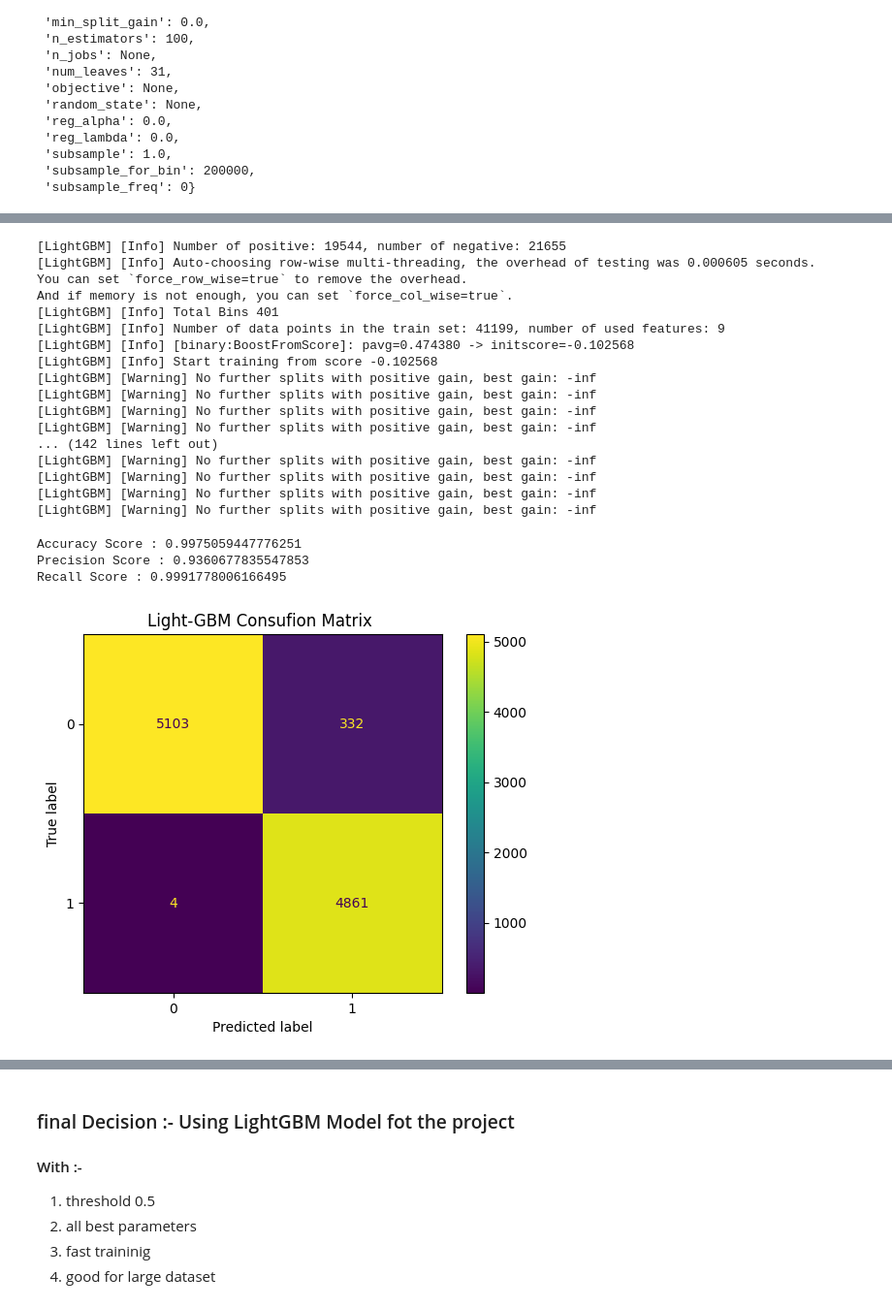
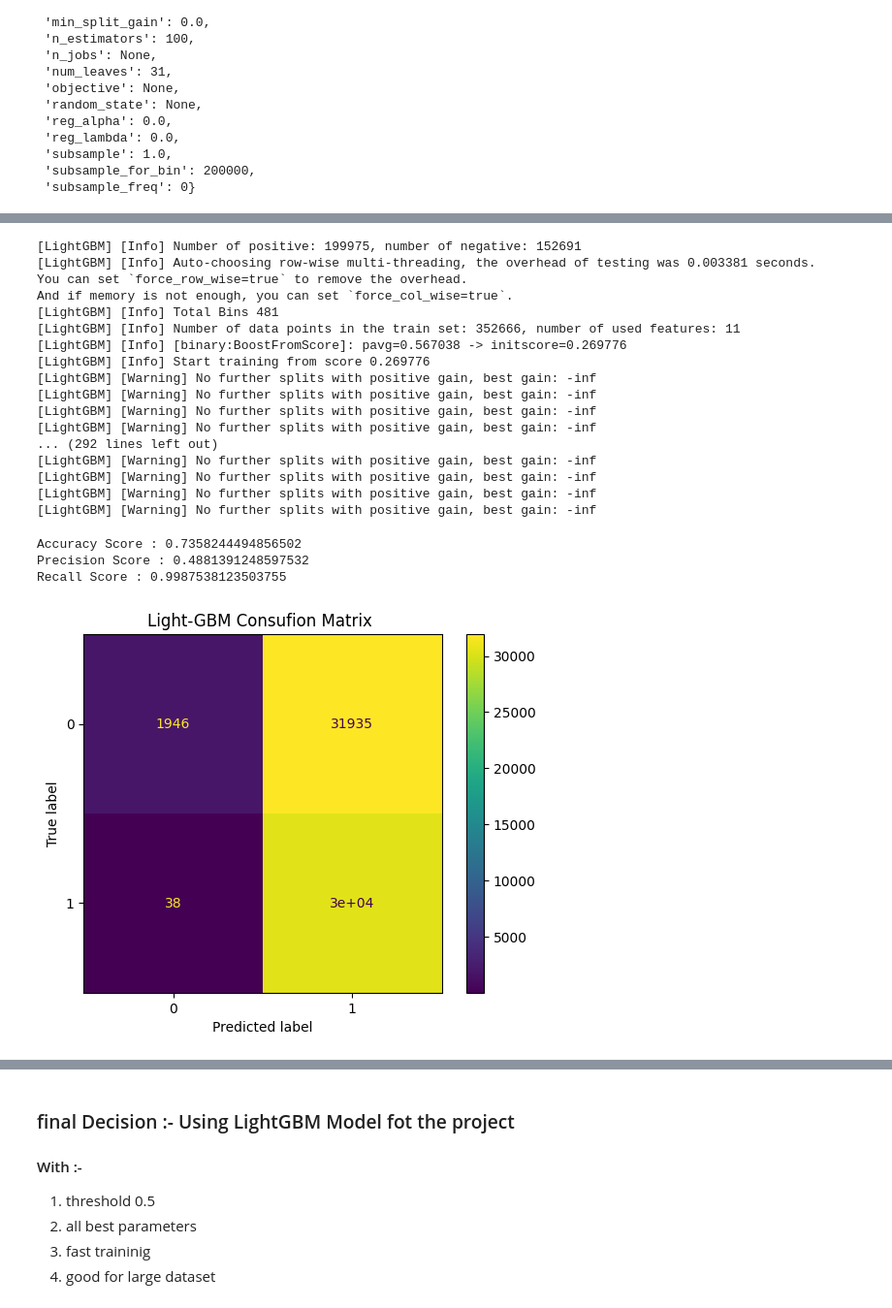
Before and after one commit to ashishkathane599/Customer-Churn-Prediction-, a Jupyter notebook: Notebook/Ready_model.ipynb, the cells around one changed output, grey strips where cells are left out. Shown at 97% size. Cells and saved outputs as stored; diff of their text form; code cells hidden in the pictures.

```diff
--- a/Notebook/Ready_model.ipynb
+++ b/Notebook/Ready_model.ipynb
@@ -197,7 +295,6 @@ gender_pipe = Pipeline( steps =[
 # Subscription Type :- ordinal data so use ordinal encoding
 
 subscription_pipe = Pipeline(steps=[
-    ('sub_type_order', OrdinalEncoder(
-        categories=[['Basic', 'Standard', 'Premium']]
-    ))
+    ('imputer', SimpleImputer(strategy='most_frequent' ) ),
+    ('sub_type_order', OrdinalEncoder(categories=[['Basic', 'Standard', 'Premium']])) ,
 ])
@@ -205,12 +319,14 @@ subscription_pipe = Pipeline(steps=[
 # 	Contract Length
 
 contrat_len_pipe = Pipeline( steps = [
+     ('imputer', SimpleImputer(strategy='most_frequent')),
     ( 'contrac_encode' , OrdinalEncoder(categories=[['Monthly', 'Quarterly', 'Annual']]))
 ])
 # %%
 # Scaling pipelilne
 
 scaler_pipe  = Pipeline(steps= [
+     ('imputer', SimpleImputer(strategy='mean')) ,
     ( 'Scaler' , StandardScaler() )
 ])
 # %% [markdown]
@@ -223,6 +340,8 @@ Index(['Gender', 'Tenure', 'Usage Frequency', 'Support Calls', 'Payment Delay',
       dtype='object')
 # %%
-num_columns = ['Tenure', 'Usage Frequency', 'Support Calls', 'Payment Delay', 'Total Spend']
+num_columns = ['Age',  'Tenure', 'Usage Frequency', 'Support Calls',
+       'Payment Delay',  'Total Spend',
+       'Last Interaction']
 preprocessor = ColumnTransformer( transformers=  [
     ('gender_pipe' , gender_pipe , ['Gender']) ,
     ('subscription_pipe' , subscription_pipe , ['Subscription Type'] ) ,
@@ -708,44 +847,44 @@ study.best_value
 # %%
 LGBM_pipe = Pipeline(steps= [
         ( 'preprocessor' , preprocessor ),
         ( 'Light_GBM'  , LGBMClassifier(**LGBM_params))
     ])
 
 LGBM_pipe.fit(X_train,y_train )
-y_pred = LGBM_pipe.predict_proba(X_val)[:, 1]
+y_pred_raw = LGBM_pipe.predict_proba(X_test)[:, 1]
 
-print(f'Accuracy Score : {roc_auc_score(y_val, y_pred )}')
+print(f'Accuracy Score : {roc_auc_score(y_test, y_pred_raw)}')
 
-y_pred= (y_pred > threshold ).astype(int)
-print(f'Precision Score : {precision_score(y_val, y_pred )}')
-print(f'Recall Score : {recall_score (y_val, y_pred )}')
+y_pred_raw= (y_pred_raw > threshold ).astype(int)
+print(f'Precision Score : {precision_score(y_test, y_pred_raw )}')
+print(f'Recall Score : {recall_score (y_test, y_pred_raw )}')
 
-cm = confusion_matrix(y_val, y_pred)
+cm = confusion_matrix(y_test, y_pred_raw)
 disp = ConfusionMatrixDisplay(confusion_matrix = cm )
 
 disp.plot()
 plt.title('Light-GBM Consufion Matrix ')
 plt.show()
 # %% [output]
-[LightGBM] [Info] Number of positive: 19544, number of negative: 21655
-[LightGBM] [Info] Auto-choosing row-wise multi-threading, the overhead of testing was 0.000605 seconds.
+[LightGBM] [Info] Number of positive: 199975, number of negative: 152691
+[LightGBM] [Info] Auto-choosing row-wise multi-threading, the overhead of testing was 0.003381 seconds.
 You can set `force_row_wise=true` to remove the overhead.
 And if memory is not enough, you can set `force_col_wise=true`.
-[LightGBM] [Info] Total Bins 401
-[LightGBM] [Info] Number of data points in the train set: 41199, number of used features: 9
-[LightGBM] [Info] [binary:BoostFromScore]: pavg=0.474380 -> initscore=-0.102568
-[LightGBM] [Info] Start training from score -0.102568
+[LightGBM] [Info] Total Bins 481
+[LightGBM] [Info] Number of data points in the train set: 352666, number of used features: 11
+[LightGBM] [Info] [binary:BoostFromScore]: pavg=0.567038 -> initscore=0.269776
+[LightGBM] [Info] Start training from score 0.269776
 [LightGBM] [Warning] No further splits with positive gain, best gain: -inf
 [LightGBM] [Warning] No further splits with positive gain, best gain: -inf
 [LightGBM] [Warning] No further splits with positive gain, best gain: -inf
 [LightGBM] [Warning] No further splits with positive gain, best gain: -inf
-... (142 lines left out)
+... (292 lines left out)
 [LightGBM] [Warning] No further splits with positive gain, best gain: -inf
 [LightGBM] [Warning] No further splits with positive gain, best gain: -inf
 [LightGBM] [Warning] No further splits with positive gain, best gain: -inf
 [LightGBM] [Warning] No further splits with positive gain, best gain: -inf
-Accuracy Score : 0.9975059447776251
-Precision Score : 0.9360677835547853
-Recall Score : 0.9991778006166495
+Accuracy Score : 0.7358244494856502
+Precision Score : 0.4881391248597532
+Recall Score : 0.9987538123503755
-[figure, old version]
+[figure, new version]
 # %%
```
Also changed, not shown: parts of 47 cells of this notebook, 9 other files.
